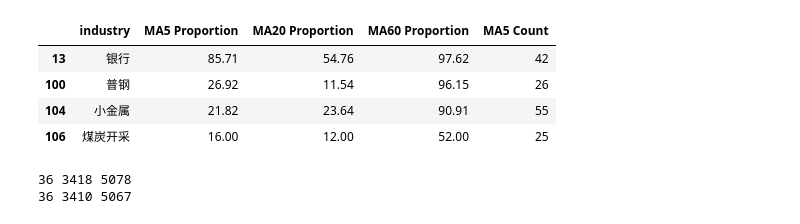
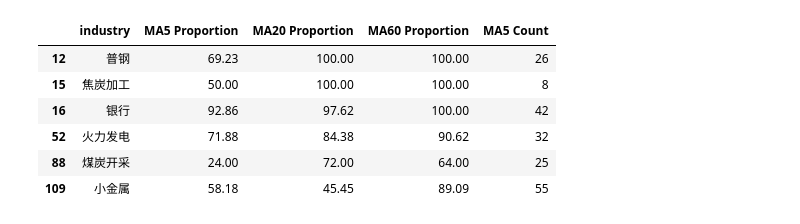
Before and after one commit to pickteemo/stock, a Jupyter notebook: 4_sort.ipynb, the cells around one changed output. Drawn from its saved outputs; the diff is of its cells as text; code cells hidden in the pictures.

```diff
--- a/4_sort.ipynb
+++ b/4_sort.ipynb
@@ -52,7 +60,7 @@ industry_proportion = pd.DataFrame({
     'MA20 Proportion': round(industry_proportion_ma20, 2),
     'MA60 Proportion': round(industry_proportion_ma60, 2),
 })
-industry_proportion.sort_values(by='MA5 Proportion', ascending=False, inplace=True)
+industry_proportion.sort_values(by='MA20 Proportion', ascending=False, inplace=True)
 
 # 计算每个组的行数
 industry_counts = close_greater_than_ma5.groupby(industry_df['industry']).size().reset_index(name='MA5 Count')
@@ -86,66 +94,11 @@ industry_proportion_with_counts
 # %%
-industry_list = ['银行','普钢','煤炭开采','小金属']
+industry_list = ['银行','普钢','煤炭开采','小金属','焦炭加工','火力发电']
 industry_proportion_with_counts[industry_proportion_with_counts['industry'].isin(industry_list)]
 # %% [output]
 |  | industry | MA5 Proportion | MA20 Proportion | MA60 Proportion | MA5 Count |
-| 13 | 银行 | 85.71 | 54.76 | 97.62 | 42 |
-| 100 | 普钢 | 26.92 | 11.54 | 96.15 | 26 |
-| 104 | 小金属 | 21.82 | 23.64 | 90.91 | 55 |
-| 106 | 煤炭开采 | 16.00 | 12.00 | 52.00 | 25 |
+| 12 | 普钢 | 69.23 | 100.00 | 100.00 | 26 |
+| 15 | 焦炭加工 | 50.00 | 100.00 | 100.00 | 8 |
+| 16 | 银行 | 92.86 | 97.62 | 100.00 | 42 |
+| 52 | 火力发电 | 71.88 | 84.38 | 90.62 | 32 |
+| 88 | 煤炭开采 | 24.00 | 72.00 | 64.00 | 25 |
+| 109 | 小金属 | 58.18 | 45.45 | 89.09 | 55 |
-# %%
-# recent sell
-recent_sell_dict = {
-    # 11.27
-    '515220.SH':1.166, # 煤炭
-    # 11.26
-    '601006.SH':6.66, # 大秦铁路
-    # 11.25
-    '513090.SH':1.479, # 香港证券
-    '603816.SH':28.06, # 顾家家居
-    '600008.SH':3.25 , # 首创
-    '301359.SH':23.35 , # 东南
-    '159922.SZ':6.065 , # 500
-    '512200.SH':1.569 , # 地产
-    '512480.SH':0.961 , # 半导体
-    # 11.21
-    '001256.SZ': 18.28, # 炜冈
-    '001259.SZ': 24.02, # 利仁
-    '601069.SH': 12.64, # 西部黄金
-    # 11.20
-    '603272.SH': 13.93, # 联翔
-    '301234.SZ': 27.7, # 五洲医疗
-    '001209.SZ': 14.22, # 洪兴
-    '301309.SZ': 27.85, # 万德凯
-    '001226.SZ': 25.56, # 拓山
-    '301061.SZ': 55.61, # 匠心家居
-    '000581.SZ': 18.29, # 威孚高科
-    '603048.SH': 14.96, # 浙江黎明
-    '688750.SH': 29.85, # 金天
-    '002895.SZ': 21.4, # 川恒股份
-    # 11.19
-    '301043.SZ': 27.8, # 绿岛风
-    '301388.SZ': 22.58, # 欣灵电气
-    '001368.SZ': 19.55, # 通达创智
-    '603216.SH': 10.49, # 梦天家居
-    '603307.SH': 31.25, # 金泉
-    '601919.SH': 14.6, # 中远海控
-}
-
-print(len(buy_list), len(up_list),len(industry_df))
-
-for k,v in recent_sell_dict.items():
-    if not os.path.exists(os.path.join('./data/daily', f"{k}.csv")):
-        continue
-    df = pd.read_csv(os.path.join('./data/daily', f"{k}.csv"))
-    if df['close'].iloc[-1] > v:
-        if k in buy_list:
-            buy_list.remove(k)
-        if k in up_list:
-            up_list.remove(k)
-        if k in industry_df['ts_code'].tolist():
-            industry_df = industry_df[industry_df['ts_code'] != k]
-
-print(len(buy_list), len(up_list),len(industry_df))
-# %% [output]
-36 3418 5078
-36 3410 5067
```
Also changed, not shown: parts of 13 cells of this notebook, 4 other files.
